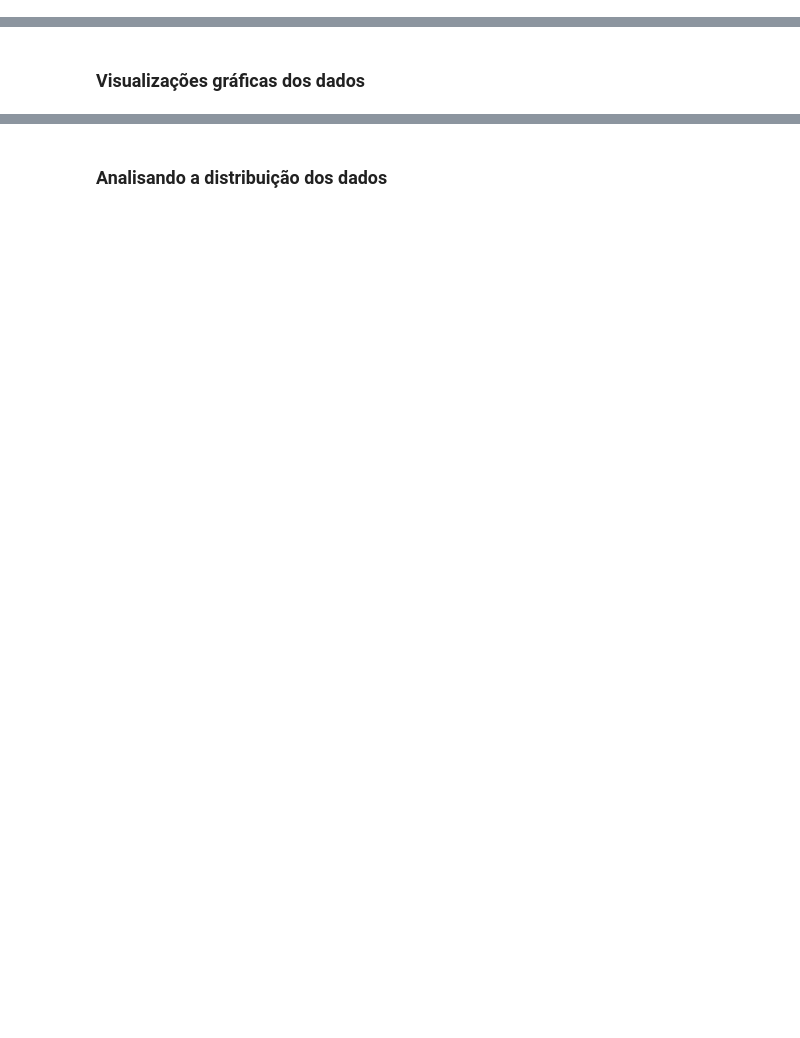
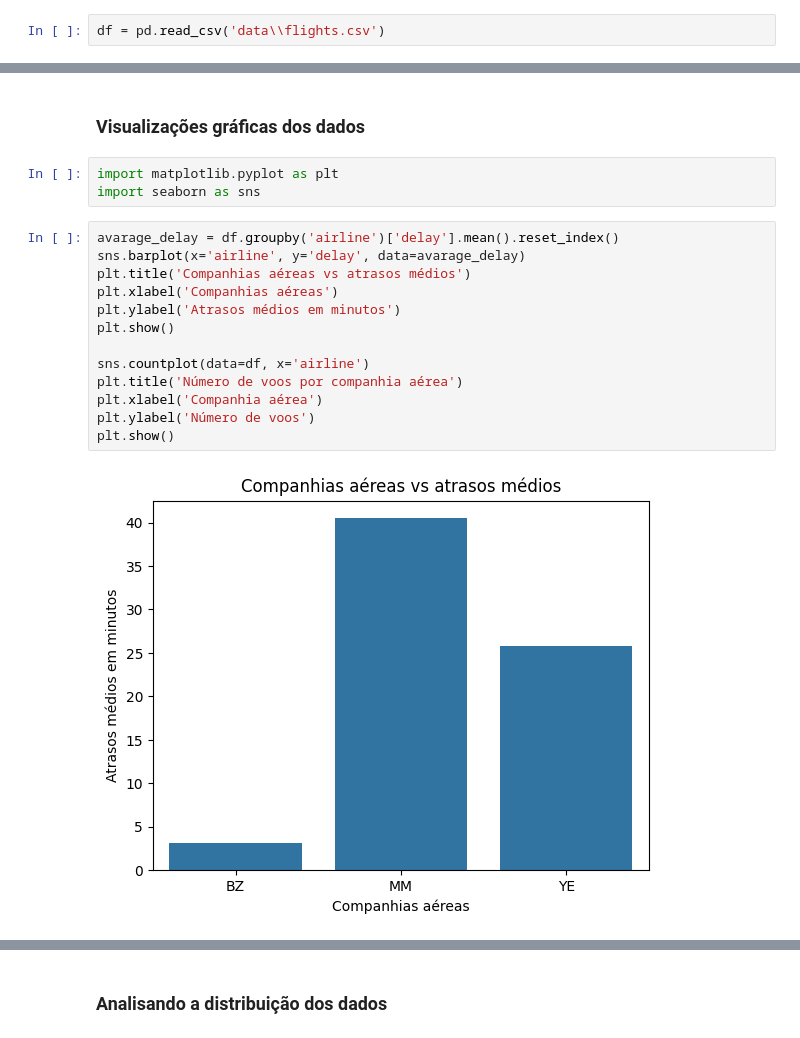
Before and after one commit to TheGabrielVieira/ia-prevendo-atrasos-de-voos, a Jupyter notebook: modelo_atraso_voo.ipynb, the cells around one changed output, grey strips where cells are left out. Drawn from its saved outputs; the diff is of its cells as text; blank space fills up the shorter version.

Commit message:
feat: perform-EDA-with-visualizations-for-flight-delay-analysis

```diff
--- a/modelo_atraso_voo.ipynb
+++ b/modelo_atraso_voo.ipynb
@@ -6,0 +9,2 @@
+# %%
+df = pd.read_csv('data\\flights.csv')
@@ -7,2 +76,20 @@
 # %% [markdown]
 ### Visualizações gráficas dos dados
+# %%
+import matplotlib.pyplot as plt
+import seaborn as sns
+# %%
+avarage_delay = df.groupby('airline')['delay'].mean().reset_index()
+sns.barplot(x='airline', y='delay', data=avarage_delay)
+plt.title('Companhias aéreas vs atrasos médios')
+plt.xlabel('Companhias aéreas')
+plt.ylabel('Atrasos médios em minutos')
+plt.show()
+
+sns.countplot(data=df, x='airline')
+plt.title('Número de voos por companhia aérea')
+plt.xlabel('Companhia aérea')
+plt.ylabel('Número de voos')
+plt.show()
+# %% [output]
+[figure, added]
```
Also changed, not shown: parts of 15 cells of this notebook.
